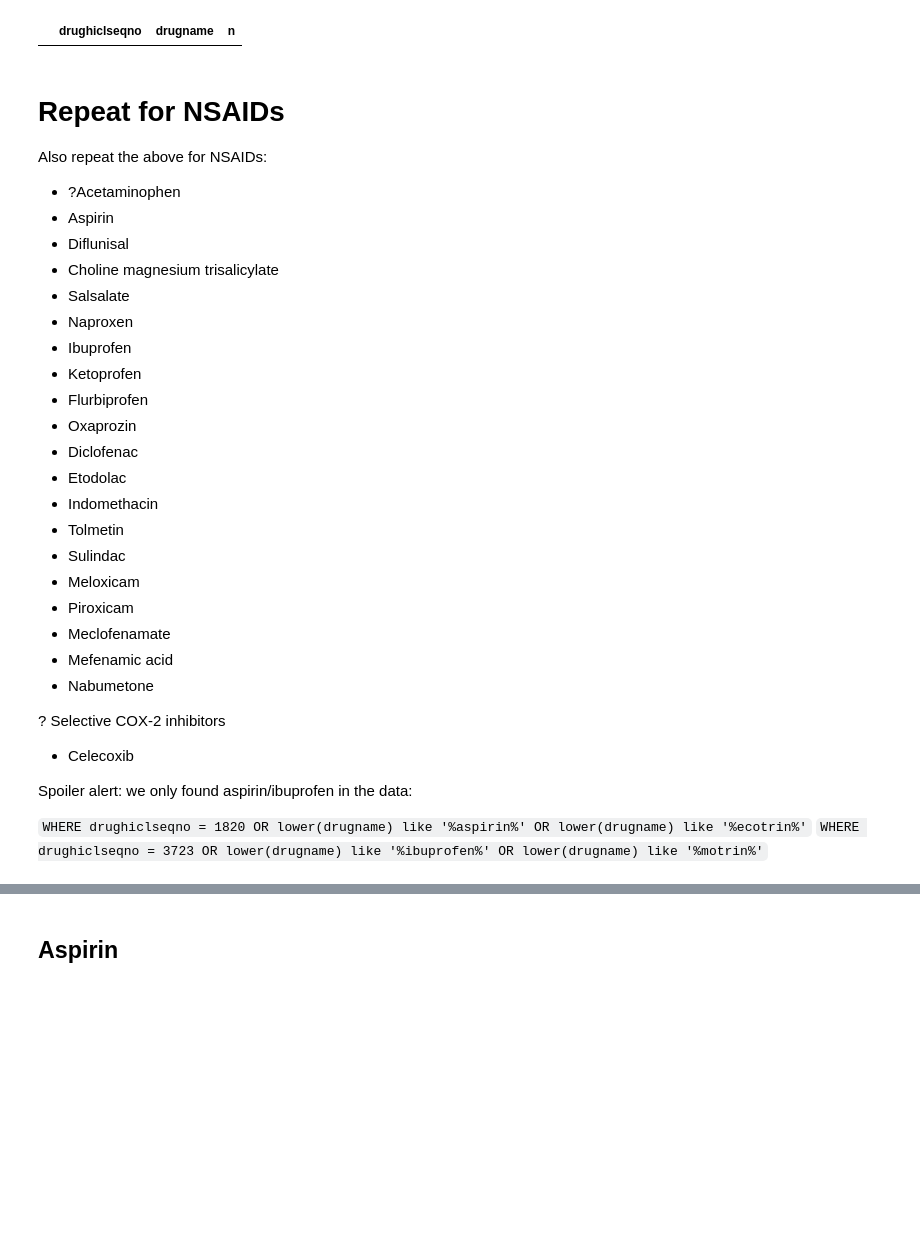
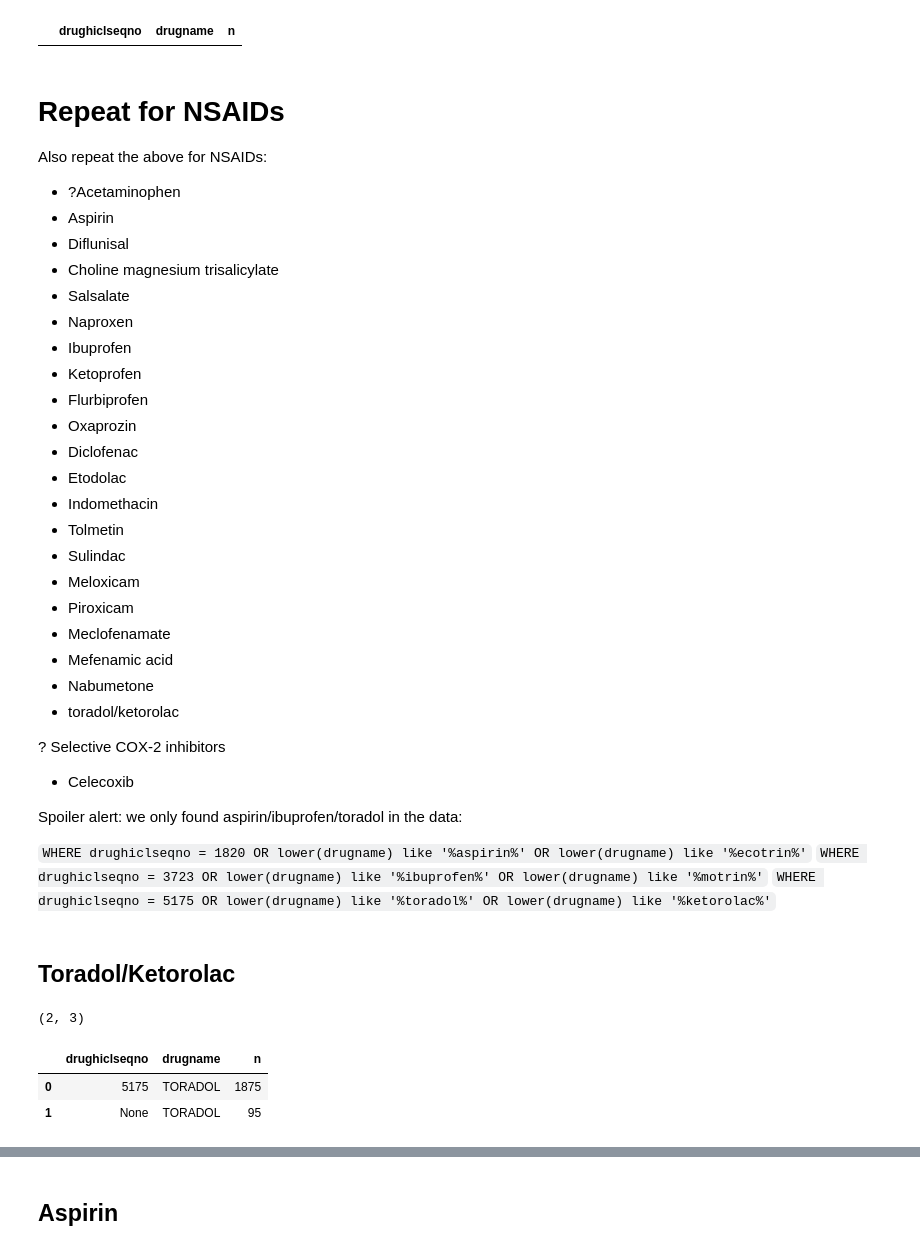
Before and after one commit to MIT-LCP/vancomycin-nephrotoxicity, a Jupyter notebook: etc/find-hicl-for-medications.ipynb, the cells around one changed output, grey strips where cells are left out. Drawn from its saved outputs; the diff is of its cells as text; code cells hidden in the pictures; blank space fills up the shorter version.

```diff
--- a/etc/find-hicl-for-medications.ipynb
+++ b/etc/find-hicl-for-medications.ipynb
@@ -312,12 +312,25 @@ Also repeat the above for NSAIDs:
 * Meclofenamate
 * Mefenamic acid
 * Nabumetone
+* toradol/ketorolac
 
 ? Selective COX-2 inhibitors
 
 * Celecoxib
 
-Spoiler alert: we only found aspirin/ibuprofen in the data:
+Spoiler alert: we only found aspirin/ibuprofen/toradol in the data:
 
 `WHERE drughiclseqno = 1820 OR lower(drugname) like '%aspirin%' OR lower(drugname) like '%ecotrin%'`
 `WHERE drughiclseqno = 3723 OR lower(drugname) like '%ibuprofen%' OR lower(drugname) like '%motrin%'`
+`WHERE drughiclseqno = 5175 OR lower(drugname) like '%toradol%' OR lower(drugname) like '%ketorolac%'`
+# %% [markdown]
+## Toradol/Ketorolac
+# %%
+med = drug_query('toradol')
+print(med.shape)
+display(med)
+# %% [output]
+(2, 3)
+|  | drughiclseqno | drugname | n |
+| 0 | 5175 | TORADOL | 1875 |
+| 1 | None | TORADOL | 95 |
```
Also changed, not shown: parts of 30 cells of this notebook, 1 other file.
